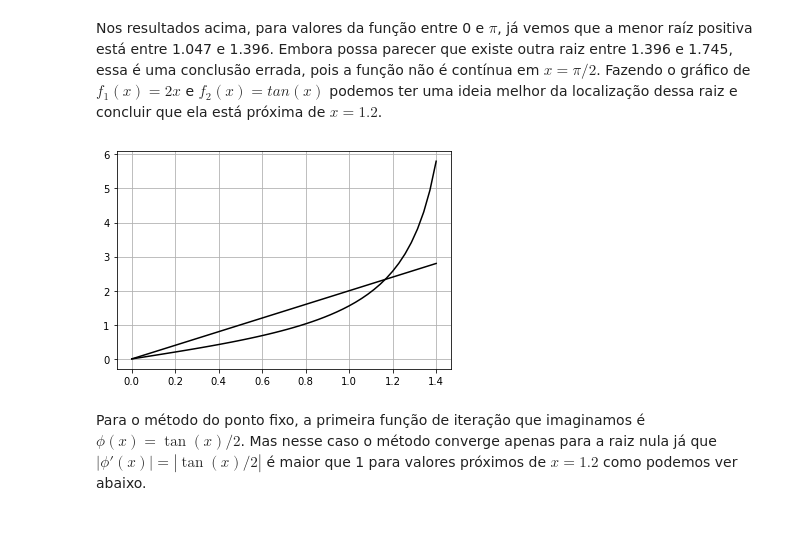
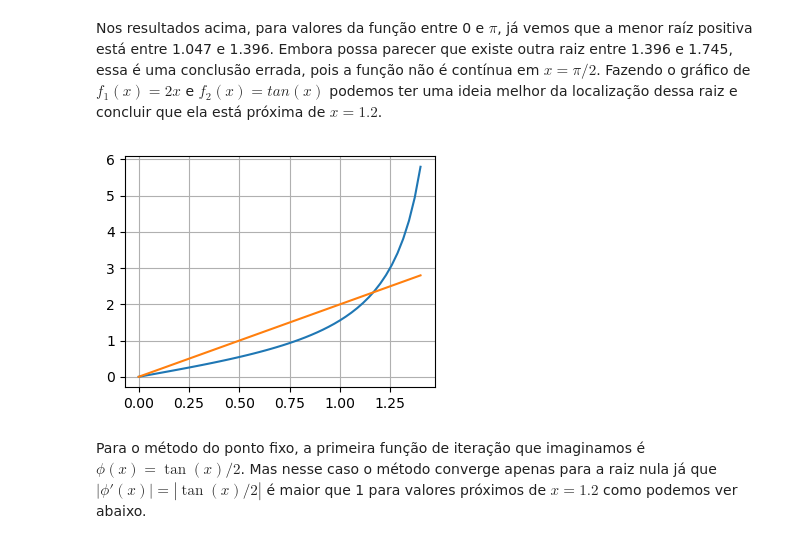
Before and after one commit to tiagoburiol/MatComp_I, a Jupyter notebook: 06_metodos_da_falsa_posicao_e_do_ponto_fixo/06_metodos_da_falsa_posição_e_do_ponto_fixo.ipynb, the cells around one changed output. Drawn from its saved outputs; the diff is of its cells as text; code cells hidden in the pictures.

```diff
--- a/06_metodos_da_falsa_posicao_e_do_ponto_fixo/06_metodos_da_falsa_posição_e_do_ponto_fixo.ipynb
+++ b/06_metodos_da_falsa_posicao_e_do_ponto_fixo/06_metodos_da_falsa_posição_e_do_ponto_fixo.ipynb
@@ -249,11 +245,11 @@ f(3.142)= 6.283185307179586
 Nos resultados acima, para valores da função entre 0 e $\pi$, já vemos que a menor raíz positiva está entre 1.047 e 1.396. Embora possa parecer que existe outra raiz entre 1.396 e 1.745, essa é uma conclusão errada, pois a função não é contínua em $x = \pi/2$. Fazendo o gráfico de $f_1(x)=2x$ e $f_2(x)=tan(x)$ podemos ter uma ideia melhor da localização dessa raiz e concluir que ela está próxima de $x=1.2$.
 # %%
 X = np.linspace(0,1.4,50)
-plt.plot(X, np.tan(X),X, 2*X,color='k')
+plt.plot(X, np.tan(X),X, 2*X)
 plt.grid()
 plt.show()
 # %% [output]
-[figure, old version]
+[figure, new version]
 # %% [markdown]
 Para o método do ponto fixo, a primeira função de iteração que imaginamos é $\phi(x)=\tan(x)/2$. Mas nesse caso o método converge apenas para a raiz nula já que $|\phi'(x)|=|\tan(x)/2|$ é maior que 1 para valores próximos de $x=1.2$ como podemos ver abaixo.
 # %%
```
Also changed, not shown: parts of 9 cells of this notebook.
